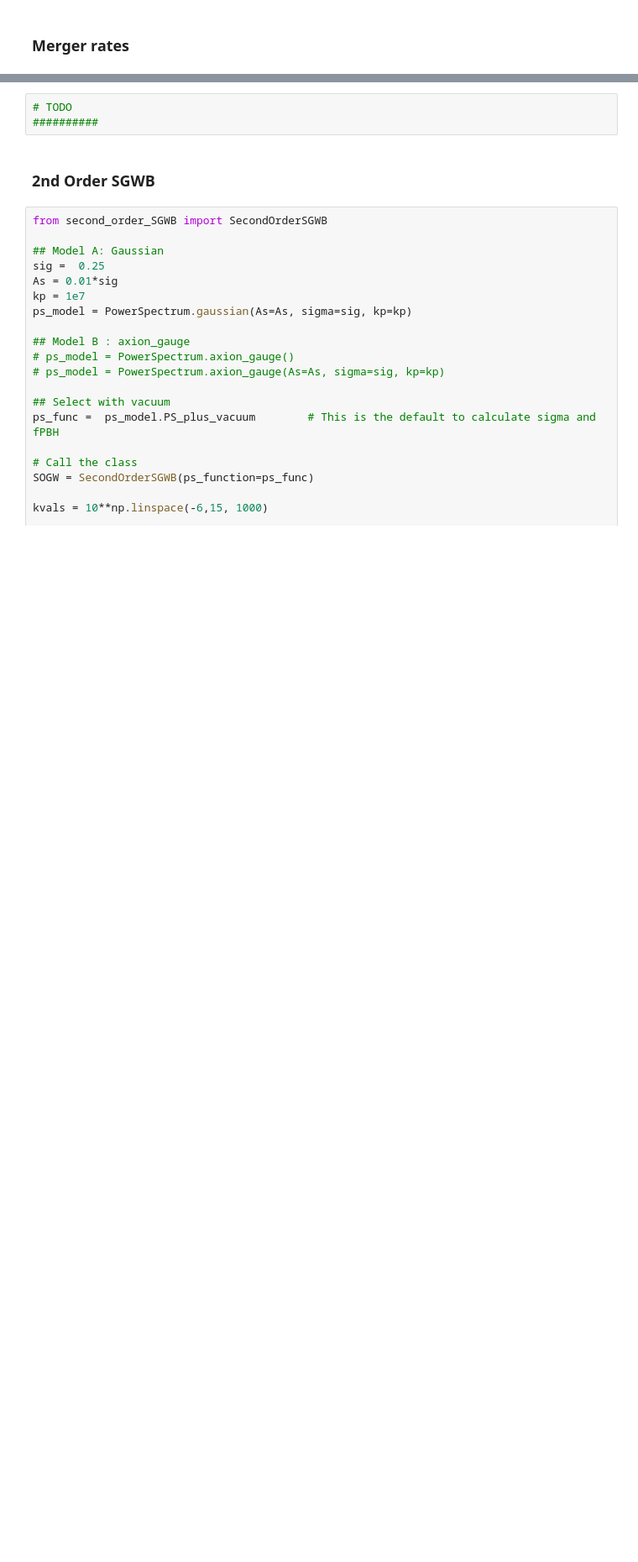
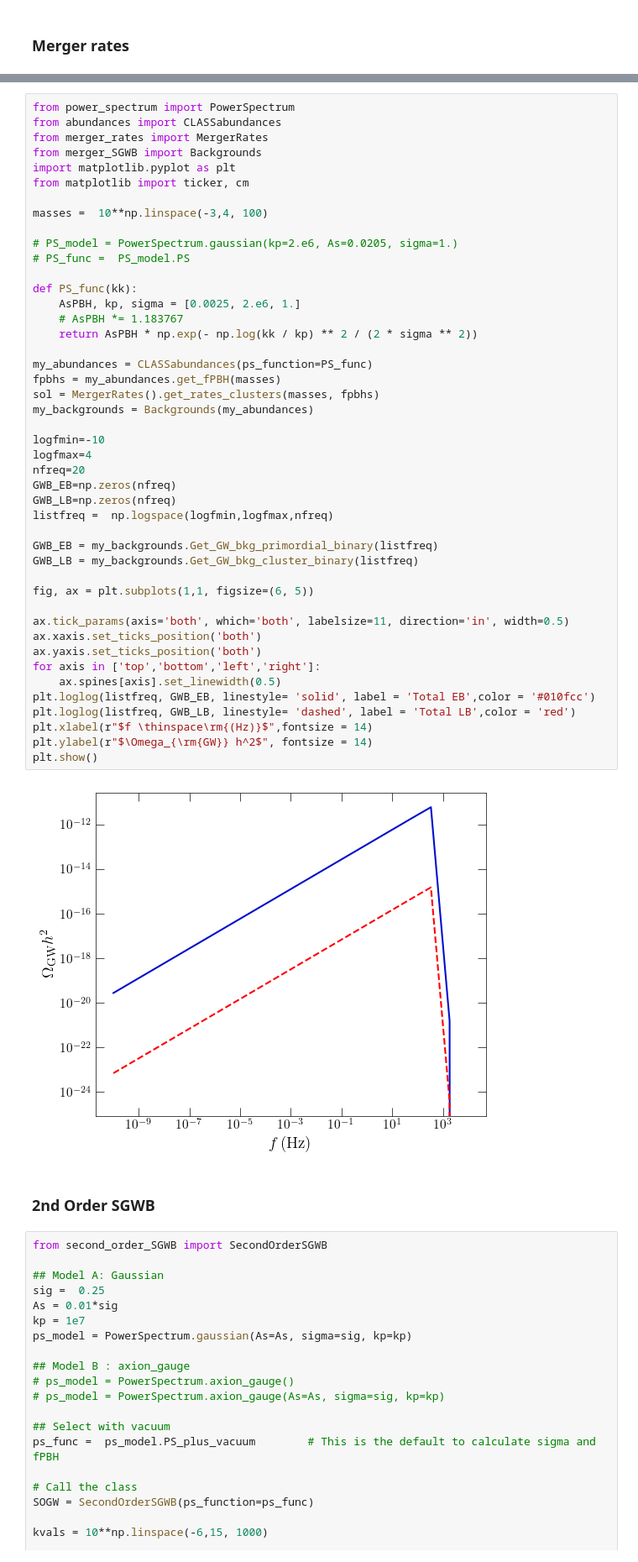
Before and after one commit to cjoana/LISA-PBH-WK, a Jupyter notebook: using_PrimBHoles.ipynb, the cells around one changed output, grey strips where cells are left out. Shown at 84% size. Saved outputs shown, nothing was run; the diff lists cells and outputs as text; blank space fills up the shorter version.

```diff
--- a/using_PrimBHoles.ipynb
+++ b/using_PrimBHoles.ipynb
@@ -590,6 +588,50 @@ plt.show()
 # %%
-# TODO
-##########
+from power_spectrum import PowerSpectrum
+from abundances import CLASSabundances
+from merger_rates import MergerRates
+from merger_SGWB import Backgrounds
+import matplotlib.pyplot as plt
+from matplotlib import ticker, cm
+
+masses =  10**np.linspace(-3,4, 100)
+
+# PS_model = PowerSpectrum.gaussian(kp=2.e6, As=0.0205, sigma=1.)
+# PS_func =  PS_model.PS
+
+def PS_func(kk):
+    AsPBH, kp, sigma = [0.0025, 2.e6, 1.]
+    # AsPBH *= 1.183767
+    return AsPBH * np.exp(- np.log(kk / kp) ** 2 / (2 * sigma ** 2))
+
+my_abundances = CLASSabundances(ps_function=PS_func)
+fpbhs = my_abundances.get_fPBH(masses)
+sol = MergerRates().get_rates_clusters(masses, fpbhs)
+my_backgrounds = Backgrounds(my_abundances)
+
+logfmin=-10
+logfmax=4
+nfreq=20
+GWB_EB=np.zeros(nfreq)
+GWB_LB=np.zeros(nfreq)
+listfreq =  np.logspace(logfmin,logfmax,nfreq)
+
+GWB_EB = my_backgrounds.Get_GW_bkg_primordial_binary(listfreq)
+GWB_LB = my_backgrounds.Get_GW_bkg_cluster_binary(listfreq)
+
+fig, ax = plt.subplots(1,1, figsize=(6, 5))
+
+ax.tick_params(axis='both', which='both', labelsize=11, direction='in', width=0.5)
+ax.xaxis.set_ticks_position('both')
+ax.yaxis.set_ticks_position('both')
+for axis in ['top','bottom','left','right']:
+    ax.spines[axis].set_linewidth(0.5)
+plt.loglog(listfreq, GWB_EB, linestyle= 'solid', label = 'Total EB',color = '#010fcc')
+plt.loglog(listfreq, GWB_LB, linestyle= 'dashed', label = 'Total LB',color = 'red')
+plt.xlabel(r"$f \thinspace\rm{(Hz)}$",fontsize = 14)
+plt.ylabel(r"$\Omega_{\rm{GW}} h^2$", fontsize = 14)
+plt.show()
+# %% [output]
+[figure, added]
 # %% [markdown]
 ### 2nd Order SGWB
 # %%
```
Also changed, not shown: parts of 5 cells of this notebook, 4 other files.
